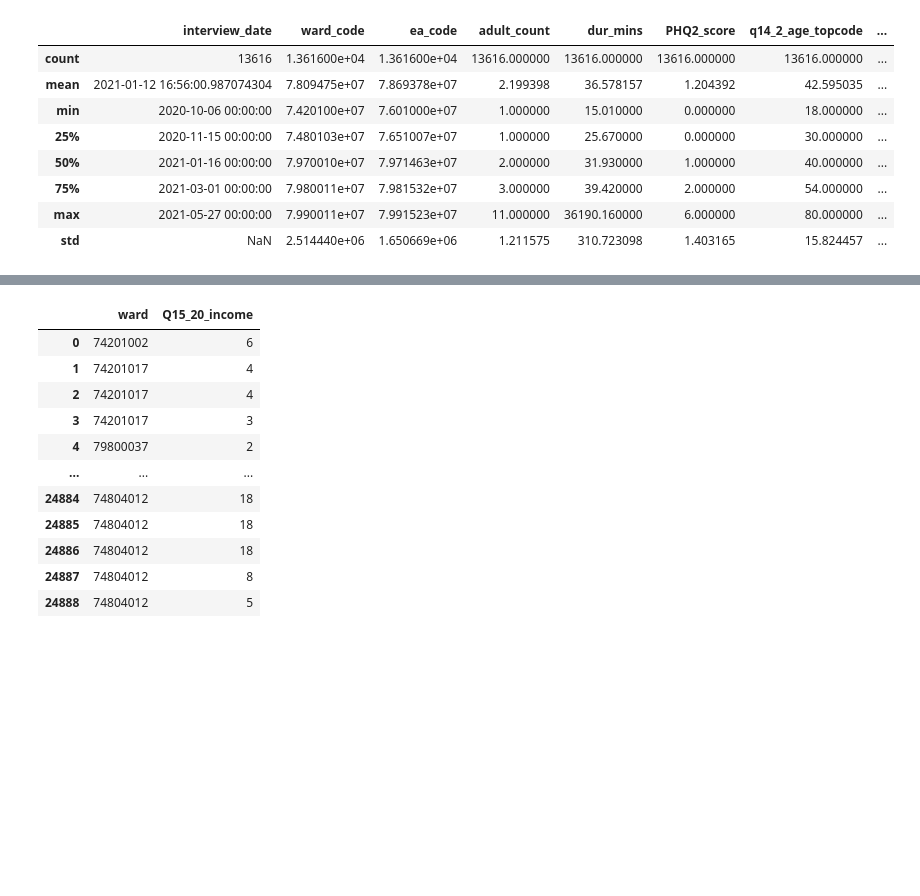
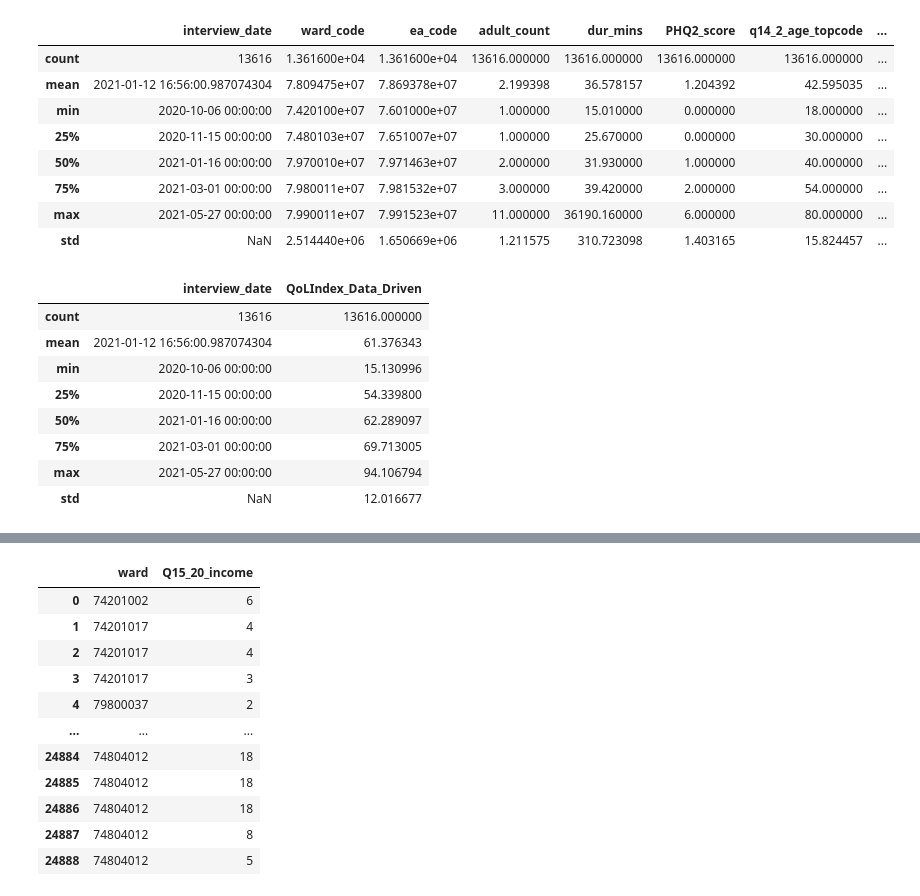
Before and after one commit to Emily-RoseSteyn/measuring-quality-of-life-gauteng, a Jupyter notebook: notebooks/2024-03-19_qol-data-analysis-(again).ipynb, the cells around one changed output, grey strips where cells are left out. Cells and saved outputs as stored; diff of their text form; code cells hidden in the pictures; blank space fills up the shorter version.

```diff
--- a/notebooks/2024-03-19_qol-data-analysis-(again).ipynb
+++ b/notebooks/2024-03-19_qol-data-analysis-(again).ipynb
@@ -17,6 +17,18 @@ data_2021.describe()
 | 75% | 2021-03-01 00:00:00 | 7.980011e+07 | 7.981532e+07 | 3.000000 | 39.420000 | 2.000000 | 54.000000 | ... |
 | max | 2021-05-27 00:00:00 | 7.990011e+07 | 7.991523e+07 | 11.000000 | 36190.160000 | 6.000000 | 80.000000 | ... |
 | std | NaN | 2.514440e+06 | 1.650669e+06 | 1.211575 | 310.723098 | 1.403165 | 15.824457 | ... |
+# %%
+data_2021[["interview_date", "QoLIndex_Data_Driven"]].describe()
+# %% [output]
+|  | interview_date | QoLIndex_Data_Driven |
+| count | 13616 | 13616.000000 |
+| mean | 2021-01-12 16:56:00.987074304 | 61.376343 |
+| min | 2020-10-06 00:00:00 | 15.130996 |
+| 25% | 2020-11-15 00:00:00 | 54.339800 |
+| 50% | 2021-01-16 00:00:00 | 62.289097 |
+| 75% | 2021-03-01 00:00:00 | 69.713005 |
+| max | 2021-05-27 00:00:00 | 94.106794 |
+| std | NaN | 12.016677 |
 # %%
 path = '../data/surveys/gcro-2018.dta'
 data_2018 = pd.read_stata(path, convert_categoricals=False)
```
Also changed, not shown: parts of 1 cell of this notebook, 1 other file.
